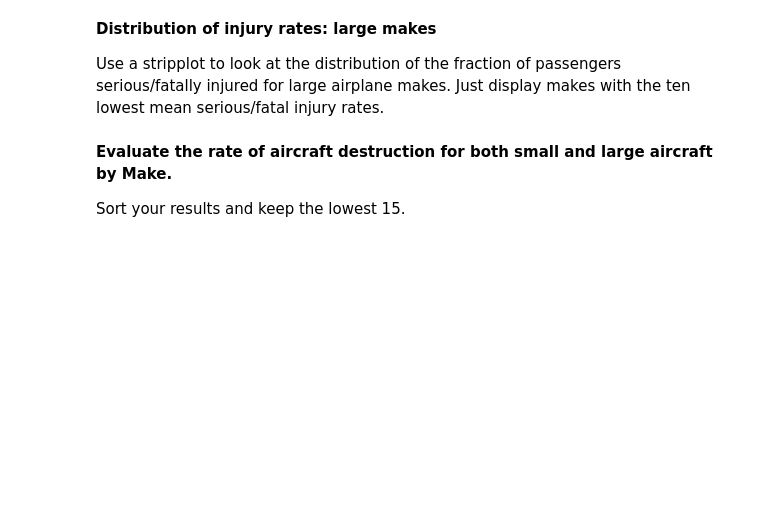
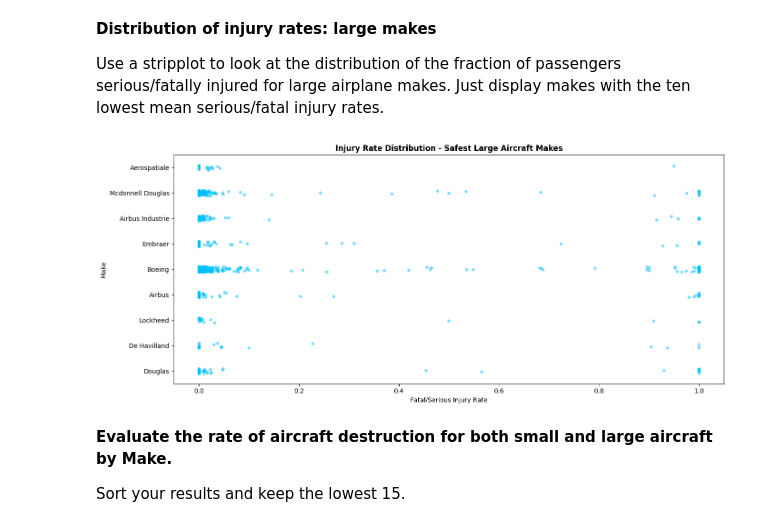
Before and after one commit to tracyvuleze2-sketch/dsc-course0-m8-lab, a Jupyter notebook: Aviation_Accidents_Data_Analysis.ipynb, the cells around one changed output. Cells and saved outputs as stored; diff of their text form; code cells hidden in the pictures; blank space fills up the shorter version.

```diff
--- a/Aviation_Accidents_Data_Analysis.ipynb
+++ b/Aviation_Accidents_Data_Analysis.ipynb
@@ -138,6 +182,23 @@ Use a violinplot to look at the distribution of the fraction of passengers serio
 **Distribution of injury rates: large makes**
 
 Use a stripplot to look at the distribution of the fraction of passengers serious/fatally injured for large airplane makes. Just display makes with the ten lowest mean serious/fatal injury rates.
+# %%
+# Get top 10 safest large makes
+top10_large_makes = large_makes.head(10)['Make'].tolist()
+large_top10 = large[large['Make'].isin(top10_large_makes)].copy()
+
+fig, ax = plt.subplots(figsize=(14, 6))
+sns.stripplot(data=large_top10, x='Injury.Rate', y='Make',
+              order=top10_large_makes, color='deepskyblue', alpha=0.5,
+              jitter=True, ax=ax)
+
+ax.set_title('Injury Rate Distribution - Safest Large Aircraft Makes', fontweight='bold')
+ax.set_xlabel('Fatal/Serious Injury Rate')
+ax.set_ylabel('Make')
+plt.tight_layout()
+plt.show()
+# %% [output]
+[figure, added]
 # %% [markdown]
 **Evaluate the rate of aircraft destruction for both small and large aircraft by Make.**
 
```
Also changed, not shown: parts of 20 cells of this notebook.
